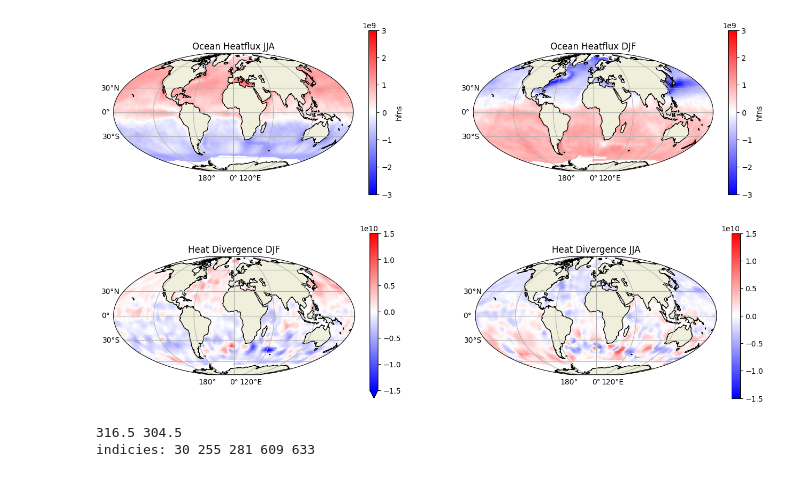
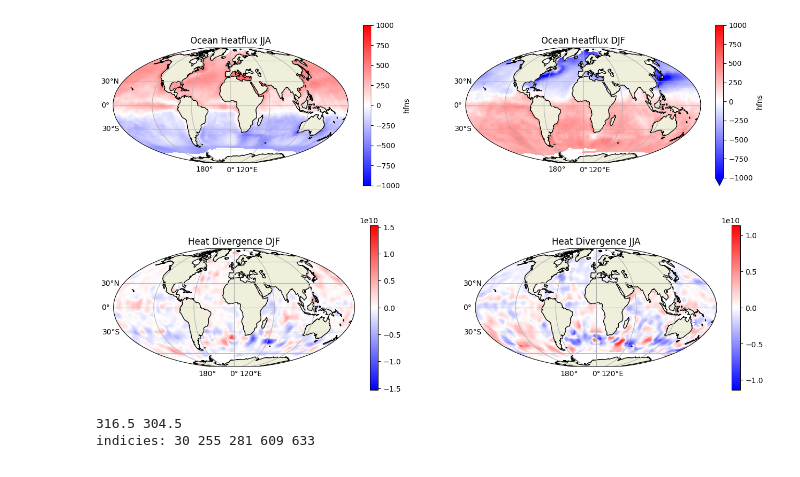
Before and after one commit to JRethemeier/Thermohaline-Circulation, a Jupyter notebook: Assignment2/Assignment2.ipynb, the cells around one changed output. Cells and saved outputs as stored; diff of their text form; code cells hidden in the pictures.

Commit message:
fixed heat flux

```diff
--- a/Assignment2/Assignment2.ipynb
+++ b/Assignment2/Assignment2.ipynb
@@ -92,39 +112,39 @@ oa_heat_flux = (
 # Get the total heat by multiplying eachs month value with the number of days in that month,
 # summing everything and then multiply by 24*60*60, as the unit is given per second
 heatflux_DJF = (
-    (oa_heat_flux.hfns.isel(T=11).T + oa_heat_flux.hfns.isel(T=0).T) * 31 +
-    oa_heat_flux.hfns.isel(T=1).T * 28
-    ).T *24*60*60
+    (oa_heat_flux.hfns.isel(T=11).T + oa_heat_flux.hfns.isel(T=0).T) +
+    oa_heat_flux.hfns.isel(T=1).T
+    ).T
 heatflux_JJA = (
-    (oa_heat_flux.hfns.isel(T=6).T + oa_heat_flux.hfns.isel(T=7).T)*31 +
-    oa_heat_flux.hfns.isel(T=5).T*30
-    ).T *24*60*60
+    (oa_heat_flux.hfns.isel(T=6).T + oa_heat_flux.hfns.isel(T=7).T) +
+    oa_heat_flux.hfns.isel(T=5).T
+    ).T
 # %%
 fig = plt.figure(figsize=(16, 4))
 ax = fig.add_subplot(121, projection=Mollweide())
 basemap(ax)
-heatflux_JJA.plot(ax=ax, transform=PlateCarree(), vmin=-3e9, vmax=3e9, cmap="bwr")
+heatflux_JJA.plot(ax=ax, transform=PlateCarree(), vmin=-1000, vmax=1000, cmap="bwr")
 ax.set_title("Ocean Heatflux JJA")
 ax = fig.add_subplot(122, projection=Mollweide())
 basemap(ax)
-heatflux_DJF.plot(ax=ax, transform=PlateCarree(), vmin=-3e9, vmax=3e9, cmap="bwr")
+heatflux_DJF.plot(ax=ax, transform=PlateCarree(), vmin=-1000, vmax=1000, cmap="bwr")
 ax.set_title("Ocean Heatflux DJF")
 plt.show()
 # %% [output]
-[figure, old version]
+[figure, new version]
 # %%
 fig = plt.figure(figsize=(16, 4))
 ax = fig.add_subplot(121, projection=Mollweide())
 basemap(ax)
-(-heatflux_DJF-ocean_heatcontent_change_DJF).plot(ax=ax, transform=PlateCarree(), vmin=-1.5e10, vmax=1.5e10, cmap="bwr")
+(-heatflux_DJF-ocean_heatcontent_change_DJF).plot(ax=ax, transform=PlateCarree(),  cmap="bwr")
 ax.set_title("Heat Divergence DJF")
 ax2 = fig.add_subplot(122, projection=Mollweide())
 basemap(ax2)
-(-heatflux_JJA-ocean_heatcontent_change_JJA).plot(ax=ax2, transform=PlateCarree(), vmin=-1.5e10, vmax=1.5e10, cmap="bwr")
+(-heatflux_JJA-ocean_heatcontent_change_JJA).plot(ax=ax2, transform=PlateCarree(),  cmap="bwr")
 ax2.set_title("Heat Divergence JJA")
 plt.show()
 # %% [output]
-[figure, old version]
+[figure, new version]
 # %%
 # Exercise 2.a.1a
 # depth 200m,
```
Also changed, not shown: parts of 2 cells of this notebook.
